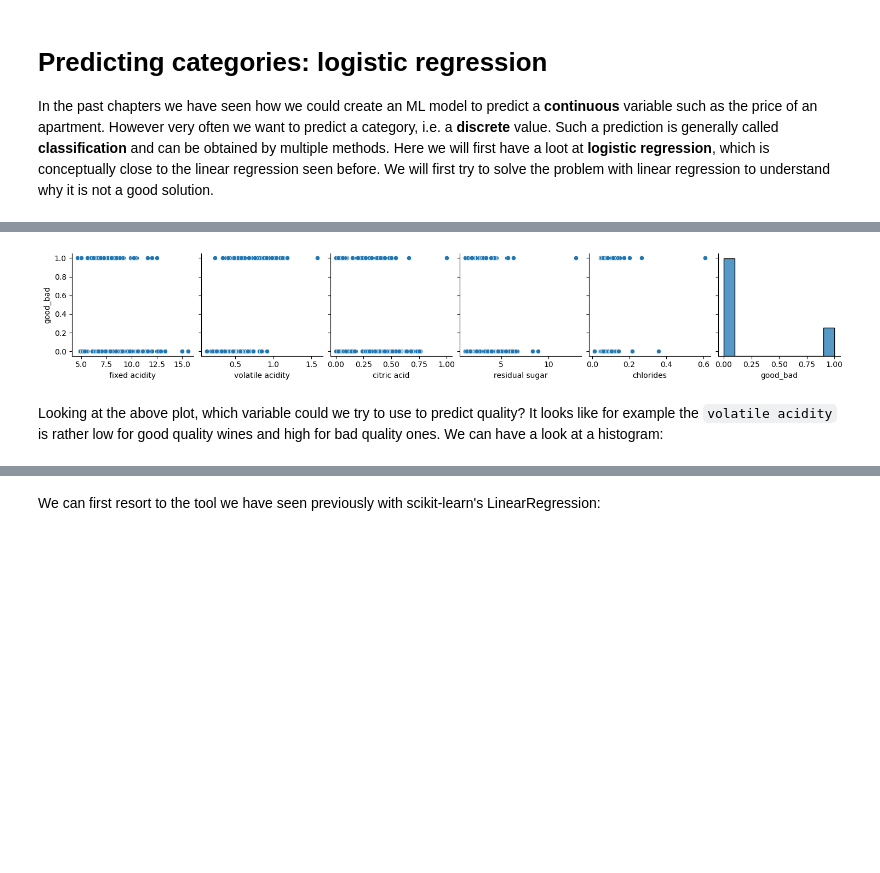
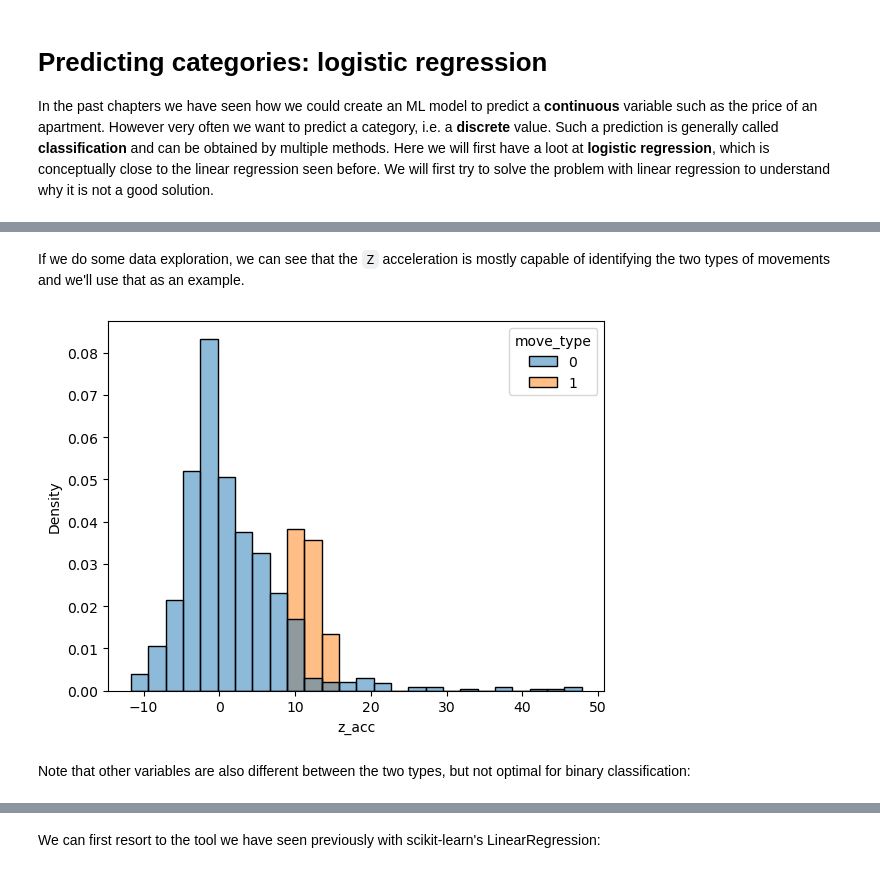
Before and after one commit to guiwitz/EHML, a Jupyter notebook: 10-Logistic_regression.ipynb, the cells around one changed output, grey strips where cells are left out. Saved outputs shown, nothing was run; the diff lists cells and outputs as text; code cells hidden in the pictures; blank space fills up the shorter version.

````diff
--- a/10-Logistic_regression.ipynb
+++ b/10-Logistic_regression.ipynb
@@ -12,4 +12,4 @@ import numpy as np
 import matplotlib.pyplot as plt
 import seaborn as sns
 
-wine = pd.read_csv('https://archive.ics.uci.edu/ml/machine-learning-databases/wine-quality/winequality-red.csv', sep=';')
+movement = pd.read_csv('https://raw.githubusercontent.com/guiwitz/EHML/main/datasets/movement.csv')
@@ -36,8 +25,9 @@
+# %% [markdown]
+If we do some data exploration, we can see that the ```Z``` acceleration is mostly capable of identifying the two types of movements and we'll use  that as an example.
 # %%
-sns.pairplot(wine[['fixed acidity', 'volatile acidity', 'citric acid', 'residual sugar', 'chlorides', 'good_bad']],
-            y_vars='good_bad');
+sns.histplot(data=movement, x='z_acc', hue='move_type', stat='density');
 # %% [output]
-[figure, old version]
+[figure, new version]
-# %% [markdown]
-Looking at the above plot, which variable could we try to use to predict quality? It looks like for example the ```volatile acidity``` is rather low for good quality wines and high for bad quality ones. We can have a look at a histogram:
+# %% [markdown]
+Note that other variables are also different between the two types, but not optimal for binary classification:
 # %%
````
Also changed, not shown: parts of 57 cells of this notebook, 1 other file.
